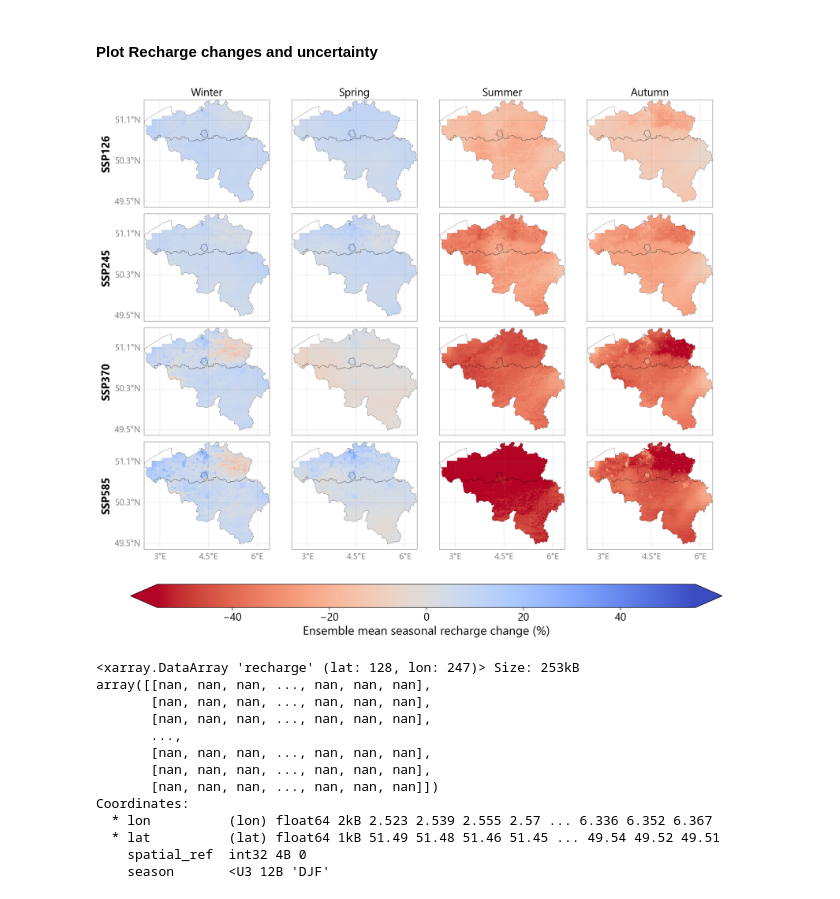
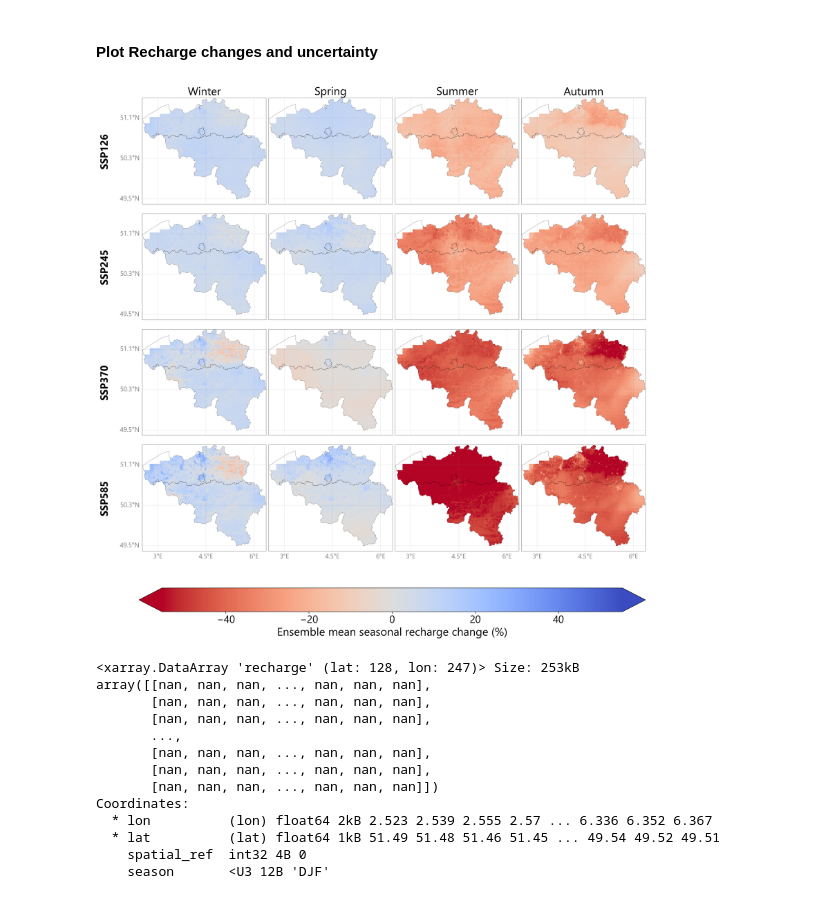
Before and after one commit to klekarkar/pre_post_process_mHM, a Jupyter notebook: ISIMIP_recharge_assessment.ipynb, the cells around one changed output. Drawn from its saved outputs; the diff is of its cells as text; code cells hidden in the pictures.

Commit message:
updated plots

```diff
--- a/ISIMIP_recharge_assessment.ipynb
+++ b/ISIMIP_recharge_assessment.ipynb
@@ -1404,7 +1404,7 @@ def plot_ensemble_recharge_stats(ensemble_stats, scenarios, seasons, ensemble_st
 
     fig, axes = plt.subplots(
         nrows=len(scenarios), ncols=len(seasons),
-        figsize=(16, 12.0),
+        figsize=(18, 16.0),
         subplot_kw={'projection': ccrs.PlateCarree()}, dpi=180
     )
 
@@ -1460,19 +1460,19 @@ def plot_ensemble_recharge_stats(ensemble_stats, scenarios, seasons, ensemble_st
     # column titles = label seasons as  Winter ... Autumn
     season_map = {'DJF': 'Winter', 'MAM': 'Spring', 'JJA': 'Summer', 'SON': 'Autumn'}
     for c, s in enumerate(seasons):
-        axes[0, c].set_title(season_map.get(s, s), fontsize=16, pad=6, color='k')
+        axes[0, c].set_title(season_map.get(s, s), fontsize=22, pad=6, color='k')
 
     # row labels = SSPs
     for r, ssp_label in enumerate(scenarios):
         axes[r, 0].text(-0.26, 0.5, str.upper(ssp_label), rotation=90, va='center', ha='right',
-                        transform=axes[r, 0].transAxes, fontsize=16, color='k', weight='bold')
+                        transform=axes[r, 0].transAxes, fontsize=20, color='k', weight='bold')
 
     # shared colorbar
     fig.subplots_adjust(right=0.88, wspace=0.02, hspace=0.06)
     # cax = fig.add_axes([0.1, 0.11, 0.02, 0.77])  # left, bottom, width, height
     cax = fig.add_axes([0.12, 0.01, 0.76, 0.04])  # left, bottom, width, height
     cb = fig.colorbar(im, cax=cax, orientation='horizontal', extend='both')
-    cb.ax.tick_params(labelsize=16)
+    cb.ax.tick_params(labelsize=20)
 
     #dont call plt.show() here, do it when executing the function
     return fig, axes, cb
@@ -1644,18 +1644,18 @@ plt.grid(axis='y', alpha=0.3)
 # %%
 scenarios = ["ssp126", "ssp245", "ssp370", "ssp585"]
 
 
 #options to plot: "ens_mean", "snr", "ens_median", "ens_std", "ci95", "agree_on_sign", "robust"
 fig, axes, cb = plot_ensemble_recharge_stats(domain_recharge_stats, scenarios,
                                      seasons, 'ens_median', 'recharge', be_shp,
                                        cmap='coolwarm_r', snr_thresh=1.0)
 
 # cb.ax.set_xlabel('Ensemble seasonal $\Delta$R signal-to-noise ratio', fontsize=18)
-cb.ax.set_xlabel('Ensemble mean seasonal recharge change (%)', fontsize=18)
+cb.ax.set_xlabel('Ensemble mean seasonal recharge change (%)', fontsize=22)
 #call plt.show()
 plt.show()
 # %% [output]
-[figure, old version]
+[figure, new version]
 # %%
 domain_recharge_stats[scenario]['ens_mean']['recharge'].sel(season='DJF')
 # %% [output]
```
Also changed, not shown: 2 other files.
